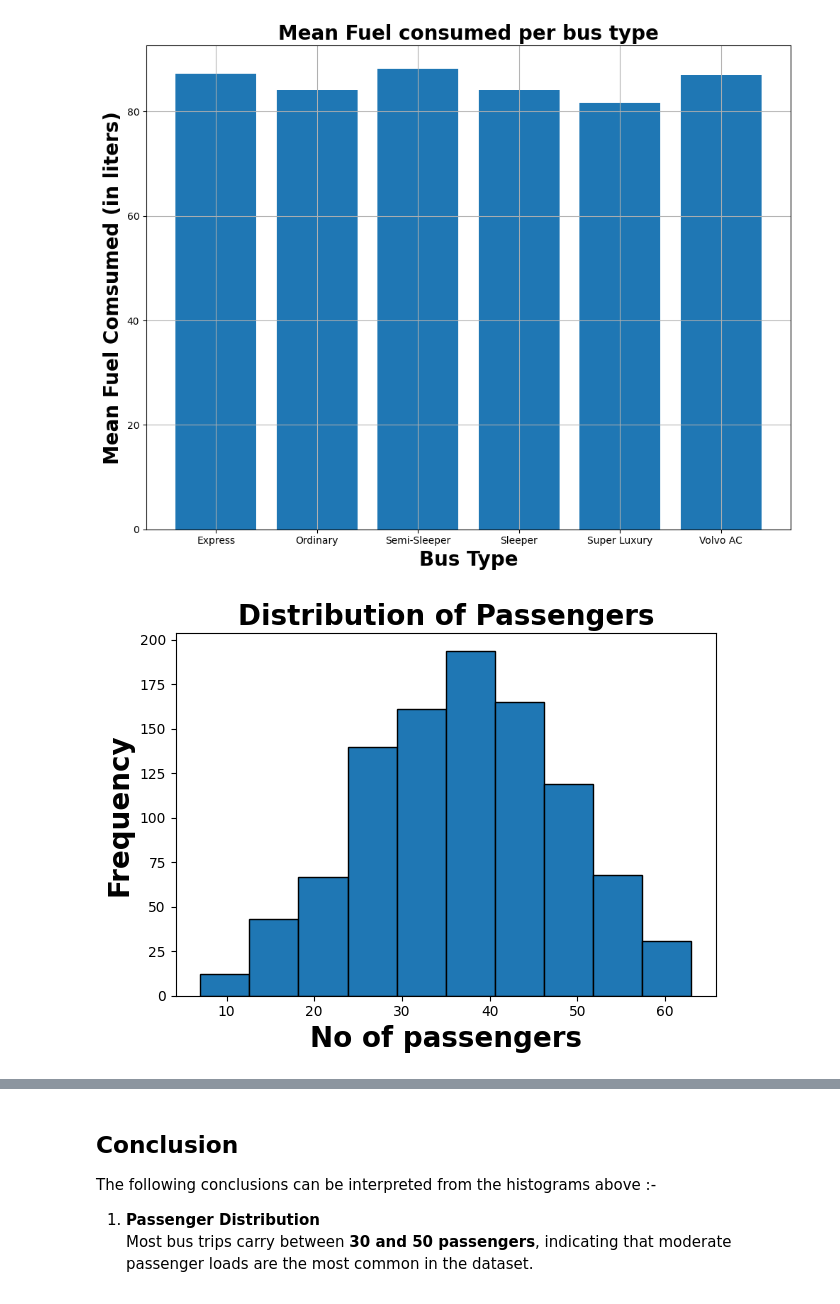
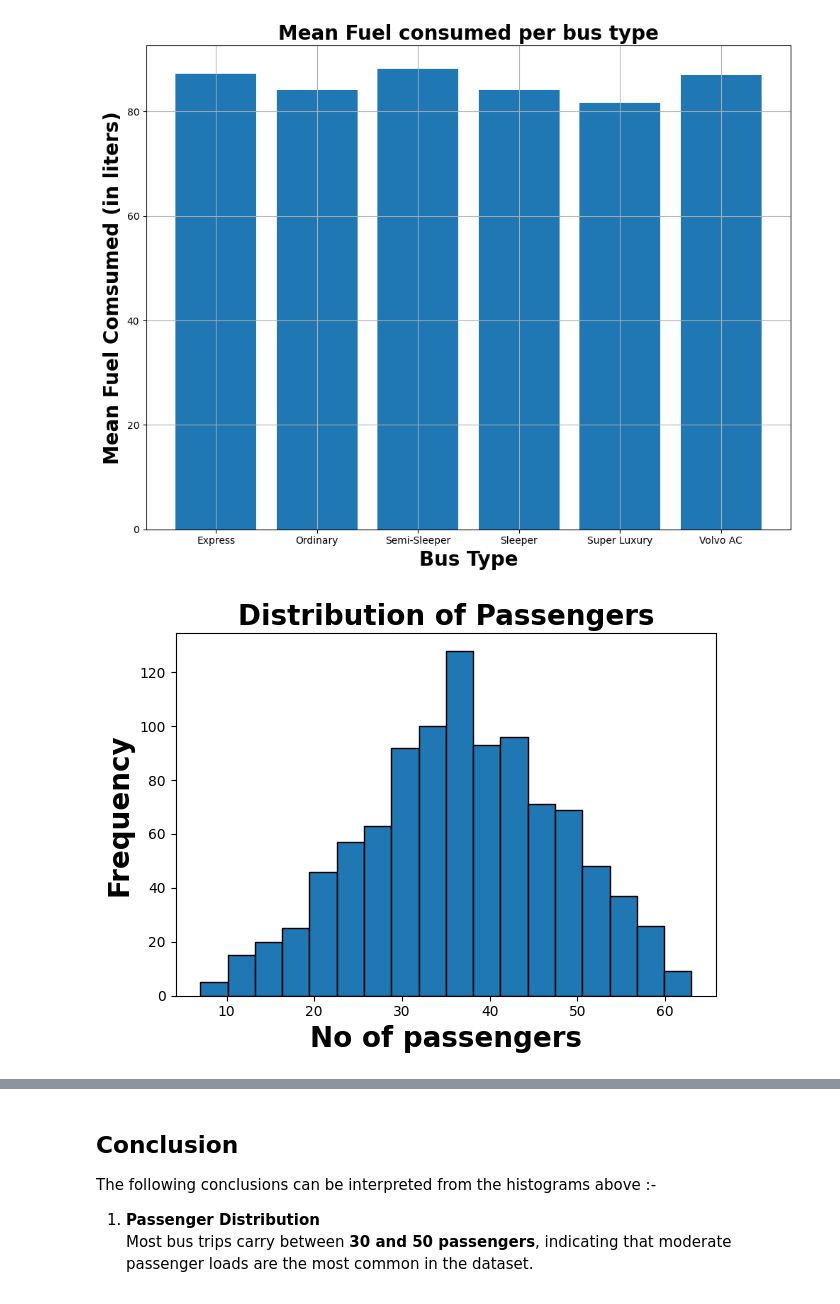
Before and after one commit to VRYeshwanth/AI-ML-Journey, a Jupyter notebook: Matplotlib Basics/Transport Data Analysis/analysis.ipynb, the cells around one changed output, grey strips where cells are left out. Cells and saved outputs as stored; diff of their text form; code cells hidden in the pictures.

Commit message:
Set bins to auto

```diff
--- a/Matplotlib Basics/Transport Data Analysis/analysis.ipynb
+++ b/Matplotlib Basics/Transport Data Analysis/analysis.ipynb
@@ -148,13 +148,13 @@ plt.show()
 # %%
 plt.title("Distribution of Passengers", fontweight="bold", fontsize=20)
 plt.xlabel("No of passengers", fontweight="bold", fontsize=20)
 plt.ylabel("Frequency", fontweight="bold", fontsize=20)
 
-plt.hist(df['passengers'], edgecolor="black")
+plt.hist(df['passengers'], bins='auto', edgecolor="black")
 plt.tight_layout()
 plt.show()
 # %% [output]
-[figure, old version]
+[figure, new version]
 # %%
 plt.title("Distribution of Fuel Consumed", fontweight="bold", fontsize=20)
 plt.xlabel("Fuel Consumed (in liters)", fontweight="bold", fontsize=20)
```
Also changed, not shown: parts of 4 cells of this notebook.
